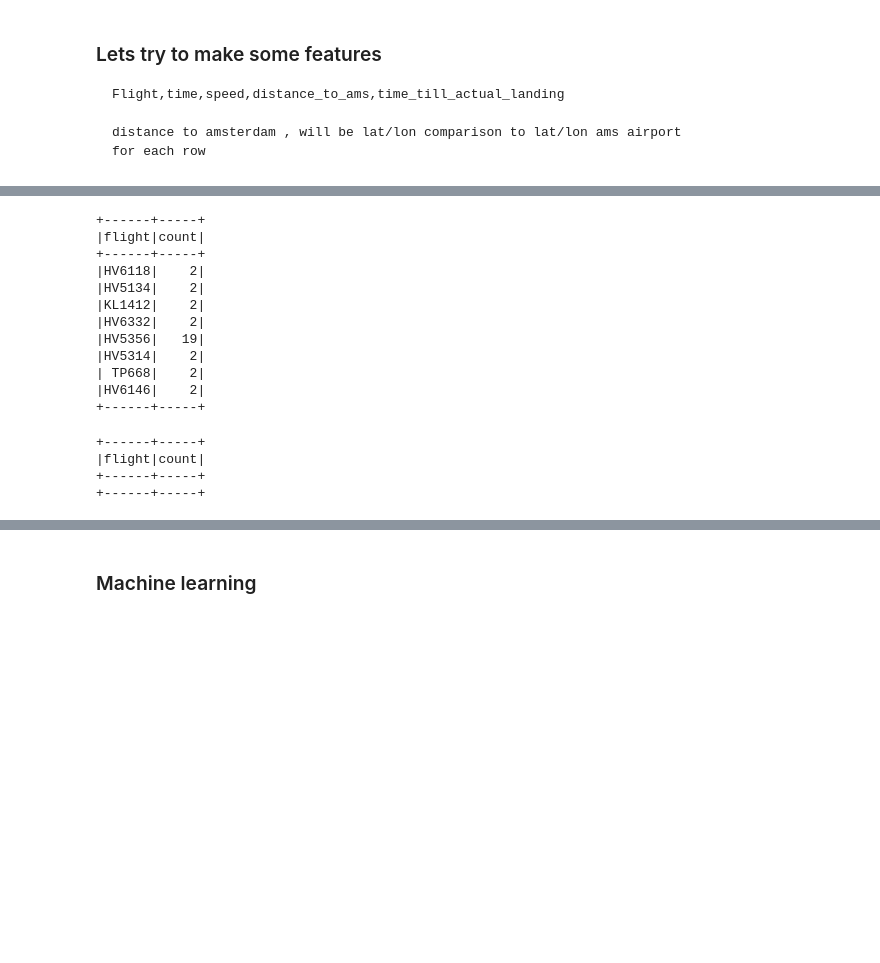
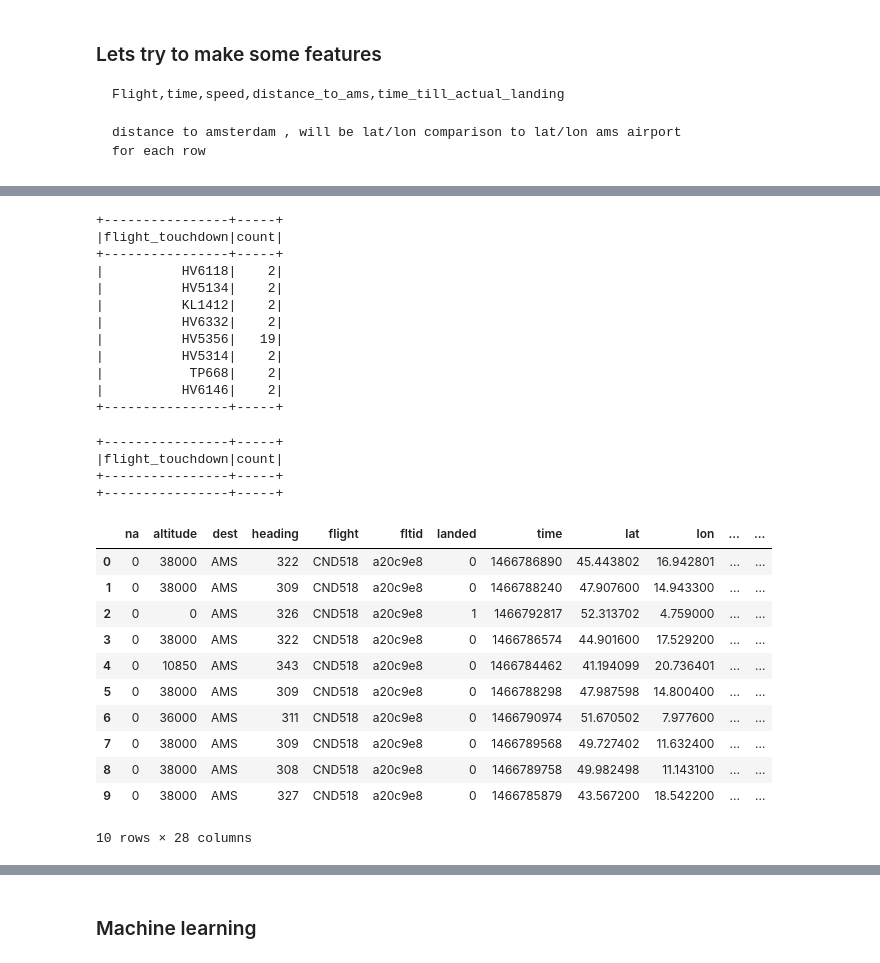
Before and after one commit to michelnossin/pyspark_training_docker, a Jupyter notebook: spark2-jupyter-docker.ipynb, the cells around one changed output, grey strips where cells are left out. Drawn from its saved outputs; the diff is of its cells as text; code cells hidden in the pictures; blank space fills up the shorter version.

```diff
--- a/spark2-jupyter-docker.ipynb
+++ b/spark2-jupyter-docker.ipynb
@@ -720,11 +740,11 @@ from pyspark.sql.window import Window
 w = Window.partitionBy("flight").orderBy("time")
 
 diff = col("landed").cast("int") - lag("landed", 1).over(w).cast("int")
-
-tracks_touchdown_df = tracks_df.select(["flight","time","heading","landed","registration","runway_code"]).withColumn("touchdown", diff)
-tracks_touchdown_df = tracks_touchdown_df.where("touchdown == 1").select(col("flight"), \
-                                                                         col("registration"),\
-                                                                         col("runway_code").alias("runway"), \
-                                                                         col("time").alias("touchdown_time") )
+tracks_touchdown_df = tracks_df.select(["flight","time","lat","lon","heading","landed","registration"]).withColumn("touchdown", diff)
+tracks_touchdown_df = tracks_touchdown_df.withColumn("runway", \
+                            udf_func2(tracks_touchdown_df.lon,tracks_touchdown_df.lat,tracks_touchdown_df.heading))
+tracks_touchdown_df = tracks_touchdown_df.where("touchdown == 1").select(col("flight").alias("flight_touchdown"), \
+                                                                         col("runway").alias("runway_touchdown"), \
+                                                                         col("time").alias("time_touchdown") )
 tracks_touchdown_df.show()
 # %% [output]
@@ -748,30 +768,30 @@ only showing top 20 rows
 # %%
 #check for multiple landings 1 flight
 #tracks_touchdown_df.groupby(["flight","registration"]).count().where("count > 1").show()
-tracks_touchdown_df.groupby(["flight"]).count().where("count > 1").show()
+tracks_touchdown_df.groupby(["flight_touchdown"]).count().where("count > 1").show()
 # %% [output]
-+------+-----+
-|flight|count|
-+------+-----+
-|HV6118|    2|
-|HV5134|    2|
-|KL1412|    2|
-|HV6332|    2|
-|HV5356|   19|
-|HV5314|    2|
-| TP668|    2|
-|HV6146|    2|
-+------+-----+
++----------------+-----+
+|flight_touchdown|count|
++----------------+-----+
+|          HV6118|    2|
+|          HV5134|    2|
+|          KL1412|    2|
+|          HV6332|    2|
+|          HV5356|   19|
+|          HV5314|    2|
+|           TP668|    2|
+|          HV6146|    2|
++----------------+-----+
 # %%
 #remove them
-tracks_touchdown_df = tracks_touchdown_df.where("flight != 'HV6118' and flight != 'HV5134' and flight != 'KL1412' and flight != 'HV6332' and flight != 'HV5356' and flight != 'HV5314' and flight != 'TP668' and flight != 'HV6146' ")
+tracks_touchdown_df = tracks_touchdown_df.where("flight_touchdown != 'HV6118' and flight_touchdown != 'HV5134' and flight_touchdown != 'KL1412' and flight_touchdown != 'HV6332' and flight_touchdown != 'HV5356' and flight_touchdown != 'HV5314' and flight_touchdown != 'TP668' and flight_touchdown != 'HV6146' ")
 # %%
 #check again
-tracks_touchdown_df.groupby(["flight"]).count().where("count > 1").show()
+tracks_touchdown_df.groupby(["flight_touchdown"]).count().where("count > 1").show()
 # %% [output]
-+------+-----+
-|flight|count|
-+------+-----+
-+------+-----+
++----------------+-----+
+|flight_touchdown|count|
++----------------+-----+
++----------------+-----+
 # %%
 #join tracks with our landing table and add column showing time till land
@@ -784 +806,23 @@ join_df = join_df.where("time_till_landing > 0") #ML REQUIRES POSITIVES!
 join_df = join_df.withColumn("time_till_landing_minutes",join_df.time_till_landing / 60)
+# %%
+from pyspark.sql.functions import max,min
+
+#LEts us join_df to add the pier used to park, so we calculate on block
+maxtime_df = join_df.groupby(col("flight").alias("flight_maxtime")).agg(max("time").alias("time_onblock"))
+join_maxtime_df = join_df.join(maxtime_df,join_df.flight == maxtime_df.flight_maxtime)
+join_maxtime_df = join_maxtime_df.withColumn("time_till_onblock_minutes",(col("time_onblock") - col("time")) / 60)
+
+join_maxtime_df.toPandas().head(10) #show(10)
+# %% [output]
+|  | na | altitude | dest | heading | flight | fltid | landed | time | lat | lon | ... | ... |
+| 0 | 0 | 38000 | AMS | 322 | CND518 | a20c9e8 | 0 | 1466786890 | 45.443802 | 16.942801 | ... | ... |
+| 1 | 0 | 38000 | AMS | 309 | CND518 | a20c9e8 | 0 | 1466788240 | 47.907600 | 14.943300 | ... | ... |
+| 2 | 0 | 0 | AMS | 326 | CND518 | a20c9e8 | 1 | 1466792817 | 52.313702 | 4.759000 | ... | ... |
+| 3 | 0 | 38000 | AMS | 322 | CND518 | a20c9e8 | 0 | 1466786574 | 44.901600 | 17.529200 | ... | ... |
+| 4 | 0 | 10850 | AMS | 343 | CND518 | a20c9e8 | 0 | 1466784462 | 41.194099 | 20.736401 | ... | ... |
+| 5 | 0 | 38000 | AMS | 309 | CND518 | a20c9e8 | 0 | 1466788298 | 47.987598 | 14.800400 | ... | ... |
+| 6 | 0 | 36000 | AMS | 311 | CND518 | a20c9e8 | 0 | 1466790974 | 51.670502 | 7.977600 | ... | ... |
+| 7 | 0 | 38000 | AMS | 309 | CND518 | a20c9e8 | 0 | 1466789568 | 49.727402 | 11.632400 | ... | ... |
+| 8 | 0 | 38000 | AMS | 308 | CND518 | a20c9e8 | 0 | 1466789758 | 49.982498 | 11.143100 | ... | ... |
+| 9 | 0 | 38000 | AMS | 327 | CND518 | a20c9e8 | 0 | 1466785879 | 43.567200 | 18.542200 | ... | ... |
+10 rows × 28 columns
```
Also changed, not shown: parts of 20 cells of this notebook.
